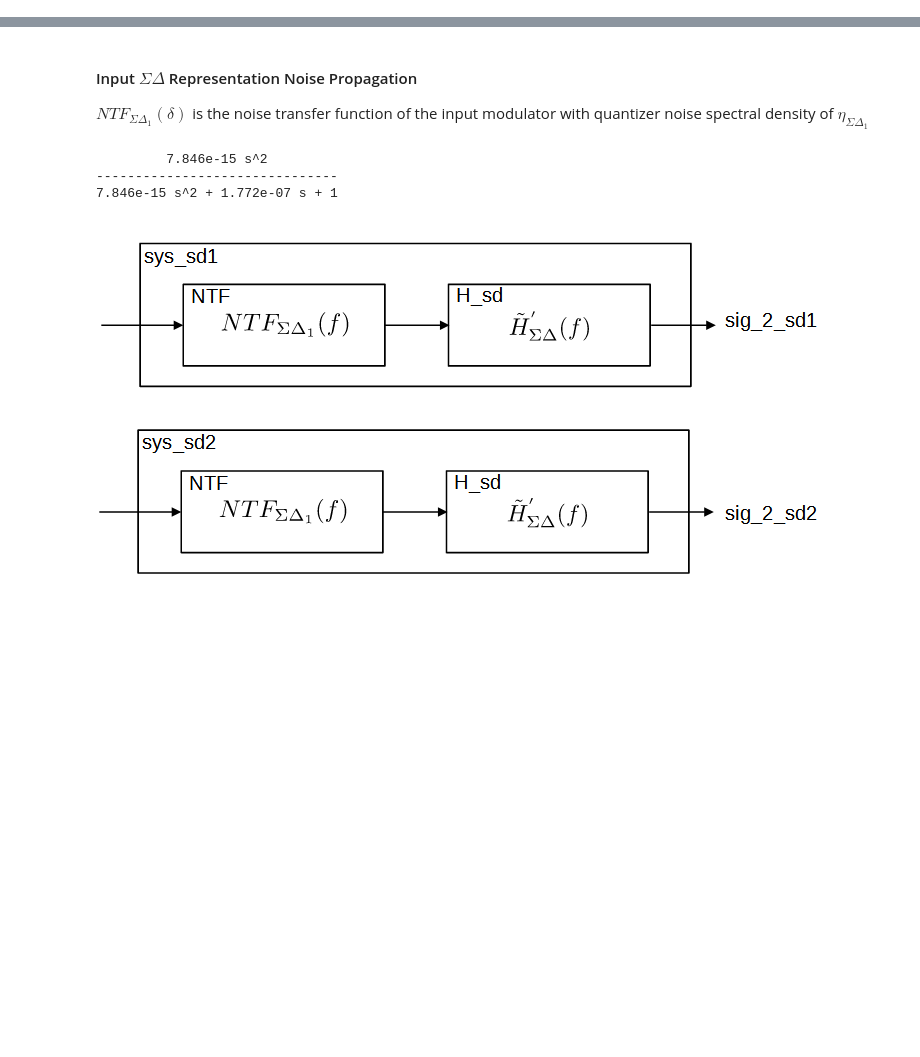
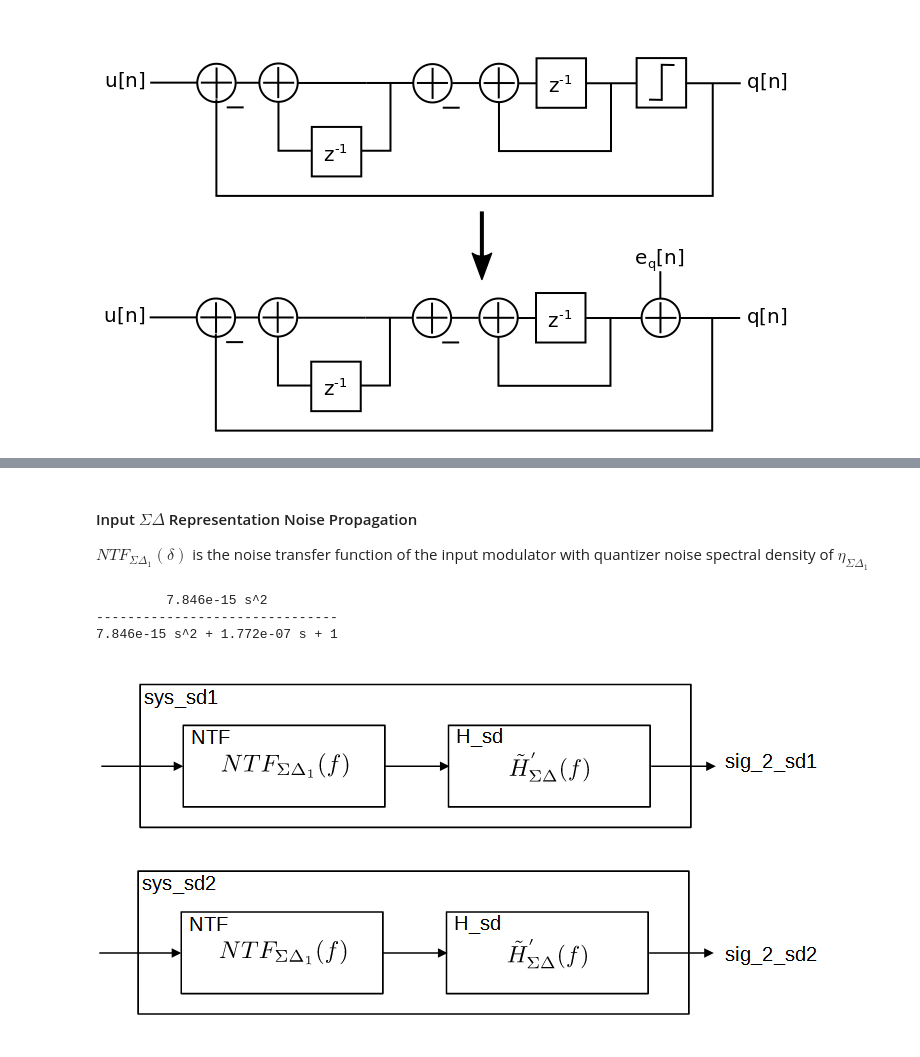
Before and after one commit to forrest-brewer/delta-control, a Jupyter notebook: notebooks/4_dDFIIt_noise_gain.ipynb, the cells around one changed output, grey strips where cells are left out. Drawn from its saved outputs; the diff is of its cells as text; code cells hidden in the pictures; blank space fills up the shorter version.

```diff
--- a/notebooks/4_dDFIIt_noise_gain.ipynb
+++ b/notebooks/4_dDFIIt_noise_gain.ipynb
@@ -0,0 +6,5 @@
+# %%
+from IPython.display import Image
+Image(filename='./Figures/SD2_linearization.png')
+# %% [output]
+[figure, added]
```
Also changed, not shown: parts of 7 cells of this notebook, 40 other files.
